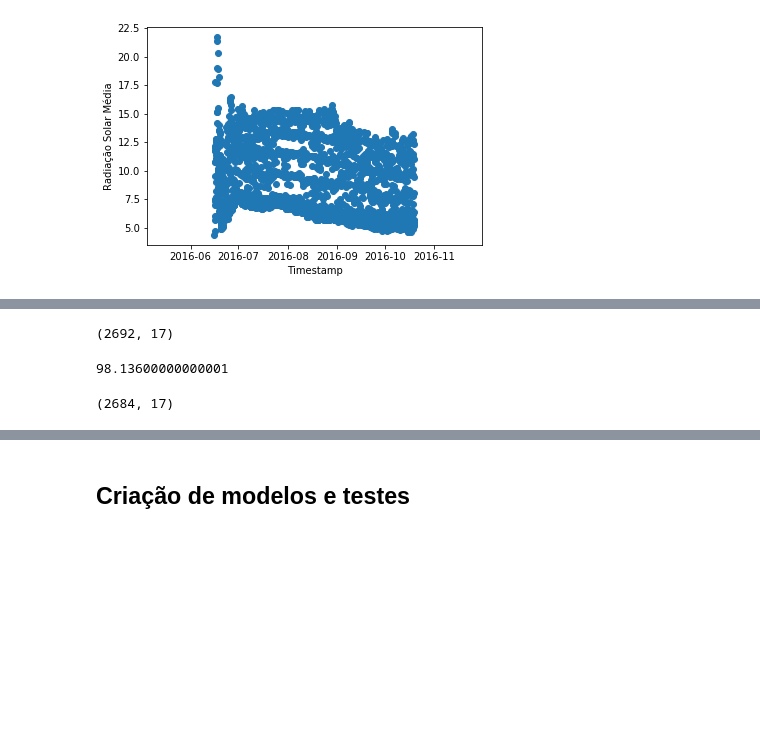
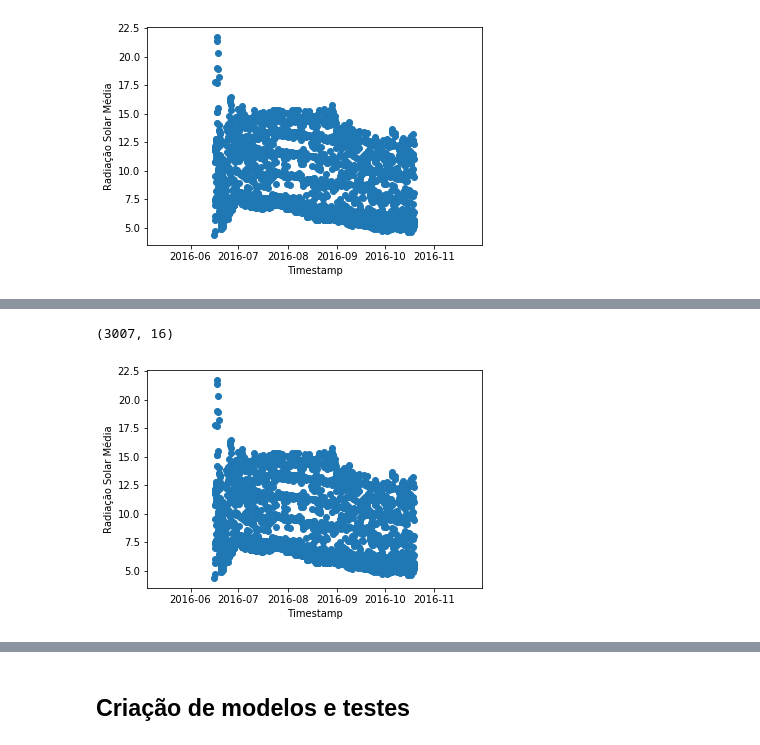
Before and after one commit to Naelia/pibic, a Jupyter notebook: notebooks/1 - Predição da Evapotranspiração.ipynb, the cells around one changed output, grey strips where cells are left out. Drawn from its saved outputs; the diff is of its cells as text; code cells hidden in the pictures; blank space fills up the shorter version.

Commit message:
Continuação da filtragem dos dados

```diff
--- a/notebooks/1 - Predição da Evapotranspiração.ipynb
+++ b/notebooks/1 - Predição da Evapotranspiração.ipynb
@@ -243,8 +152,0 @@ df_filtered_data = df_filtered_data[df_filtered_data['RH_Min'] <= 87.062]
-# %%
-df_filtered_data.shape
-# %% [output]
-(2692, 17)
-# %%
-df_filtered_data['RH_Max'].max()
-# %% [output]
-98.13600000000001
@@ -254,5 +153,12 @@ df_filtered_data = df_filtered_data[df_filtered_data['RH_Max'] <= 95.5]
-# %%
-# Fim da remoçaõ dos dados iconsitente
-df_filtered_data.shape
-# %% [output]
-(2684, 17)
+# %%
+df_filtered_data = df_filtered_data[df_filtered_data['SlrkJ_Avg'] <= 25.4809]
+df_filtered_data.shape
+# %% [output]
+(3007, 16)
+# %%
+plt.scatter(df_filtered_data.index, df_filtered_data['SlrkJ_Avg'])
+plt.xlabel('Timestamp')
+plt.ylabel('Radiação Solar Média')
+plt.show()
+# %% [output]
+[figure, added]
```
Also changed, not shown: parts of 67 cells of this notebook, 2 other files.
